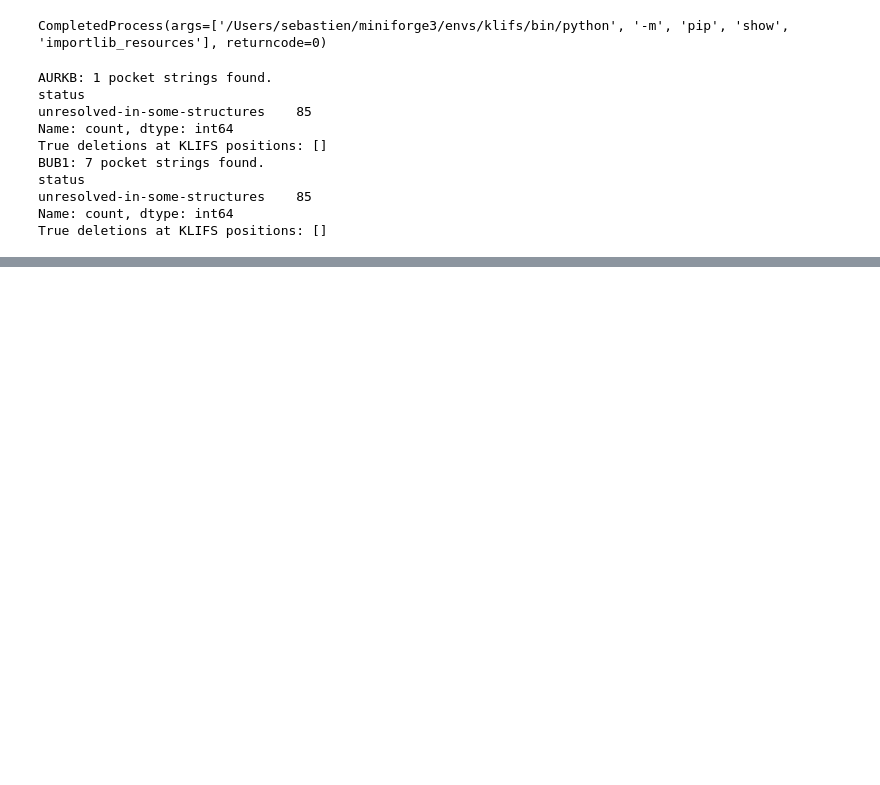
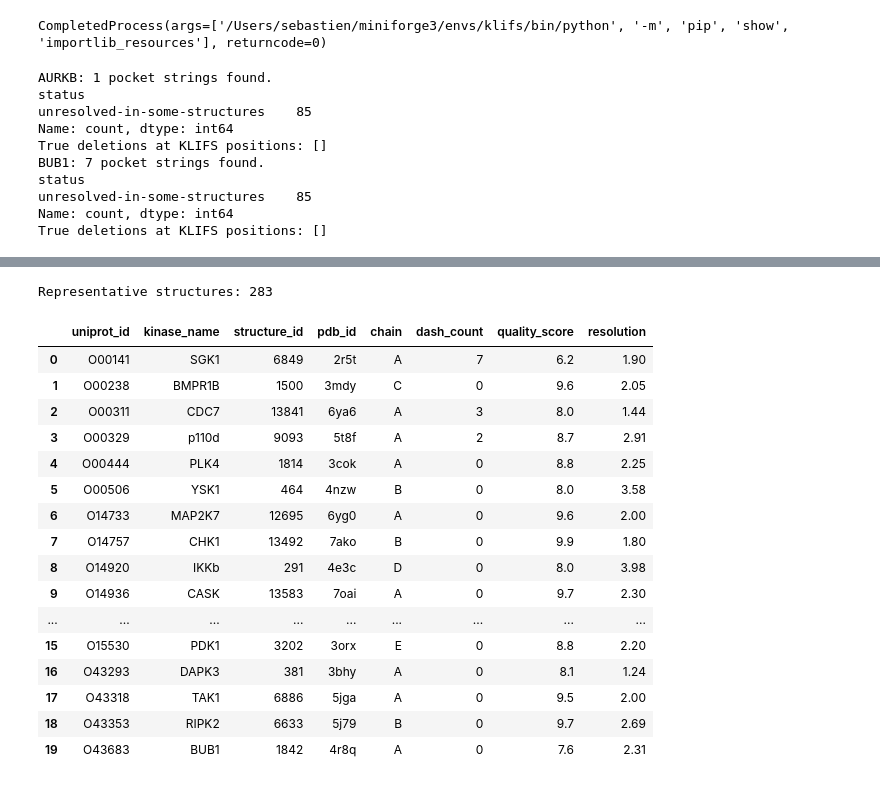
Before and after one commit to ssueron/graphdta, a Jupyter notebook: klifs_api.ipynb, the cells around one changed output, grey strips where cells are left out. Cells and saved outputs as stored; diff of their text form; code cells hidden in the pictures; blank space fills up the shorter version.

Commit message:
following klifs api

```diff
--- a/klifs_api.ipynb
+++ b/klifs_api.ipynb
@@ -381,0 +393,23 @@ Unique UniProt → KLIFS mappings: 542
+# %%
+import pandas as pd, numpy as np
+
+CSV = "klifs_pocket_sequences_human_wt_from_uniprot.csv"
+df = pd.read_csv(CSV)
+
+# quick look
+display(df.head())
+print("Rows:", len(df))
+print("Kinases (UniProt):", df["uniprot_id"].nunique())
+print("Structures:", df["structure_id"].nunique())
+
+# basic QC distributions
+print("Resolution (Å):", df["resolution"].describe())
+print("Quality score:", df["quality_score"].describe())
+
+# how many dashes per pocket
+df["dash_count"] = df["pocket_85aa"].fillna("").str.count("_")
+print("Dash count:", df["dash_count"].describe())
+
+# rows with malformed pockets (not 85 chars)
+bad = df[~df["pocket_85aa"].astype(str).map(lambda s: len(s)==85)]
+print("Non-85-char pocket rows:", len(bad))
@@ -381,0 +440,22 @@ Unique UniProt → KLIFS mappings: 542
+# %%
+# how many structures per UniProt
+per_u = (df.groupby("uniprot_id")
+           .agg(n_structures=("structure_id","nunique"),
+                kinase_name=("kinase_name","first"),
+                median_res=("resolution","median"),
+                median_q=("quality_score","median"))
+           .sort_values("n_structures", ascending=False))
+display(per_u.head(20))
+
+# pick a "best representative" structure per UniProt:
+# 1) fewest dashes  2) highest quality_score  3) lowest resolution
+rep = (df.sort_values(["uniprot_id","dash_count","quality_score","resolution"],
+                      ascending=[True, True, False, True])
+         .groupby("uniprot_id").head(1)
+         .reset_index(drop=True))
+print("Representative structures:", len(rep))
+display(rep[["uniprot_id","kinase_name","structure_id","pdb_id","chain","dash_count","quality_score","resolution"]].head(20))
+
+# save representatives if useful
+rep.to_csv("klifs_representatives.csv", index=False)
+# %% [output]
@@ -381,0 +480,18 @@ Unique UniProt → KLIFS mappings: 542
+Representative structures: 283
+|  | uniprot_id | kinase_name | structure_id | pdb_id | chain | dash_count | quality_score | resolution |
+| 0 | O00141 | SGK1 | 6849 | 2r5t | A | 7 | 6.2 | 1.90 |
+| 1 | O00238 | BMPR1B | 1500 | 3mdy | C | 0 | 9.6 | 2.05 |
+| 2 | O00311 | CDC7 | 13841 | 6ya6 | A | 3 | 8.0 | 1.44 |
+| 3 | O00329 | p110d | 9093 | 5t8f | A | 2 | 8.7 | 2.91 |
+| 4 | O00444 | PLK4 | 1814 | 3cok | A | 0 | 8.8 | 2.25 |
+| 5 | O00506 | YSK1 | 464 | 4nzw | B | 0 | 8.0 | 3.58 |
+| 6 | O14733 | MAP2K7 | 12695 | 6yg0 | A | 0 | 9.6 | 2.00 |
+| 7 | O14757 | CHK1 | 13492 | 7ako | B | 0 | 9.9 | 1.80 |
+| 8 | O14920 | IKKb | 291 | 4e3c | D | 0 | 8.0 | 3.98 |
+| 9 | O14936 | CASK | 13583 | 7oai | A | 0 | 9.7 | 2.30 |
+| ... | ... | ... | ... | ... | ... | ... | ... | ... |
+| 15 | O15530 | PDK1 | 3202 | 3orx | E | 0 | 8.8 | 2.20 |
+| 16 | O43293 | DAPK3 | 381 | 3bhy | A | 0 | 8.1 | 1.24 |
+| 17 | O43318 | TAK1 | 6886 | 5jga | A | 0 | 9.5 | 2.00 |
+| 18 | O43353 | RIPK2 | 6633 | 5j79 | B | 0 | 9.7 | 2.69 |
+| 19 | O43683 | BUB1 | 1842 | 4r8q | A | 0 | 7.6 | 2.31 |
```
Also changed, not shown: parts of 8 cells of this notebook, 7 other files.
